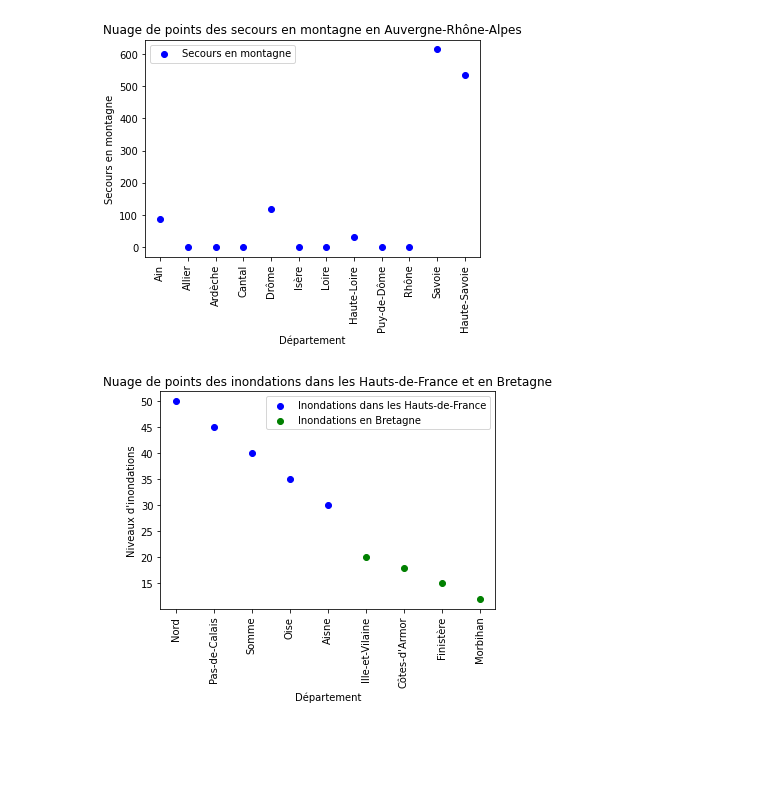
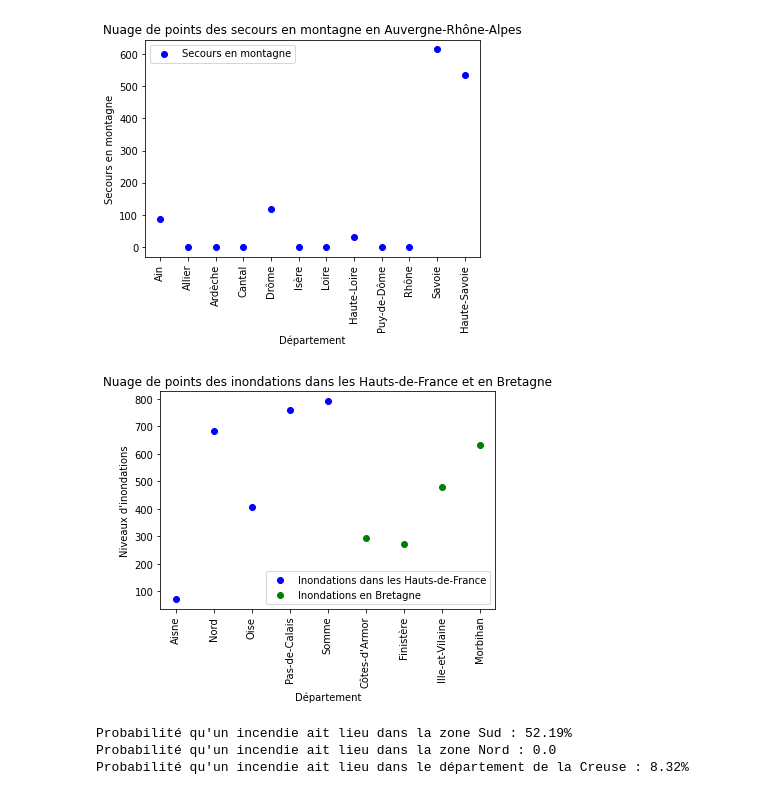
Before and after one commit to Clement-Szewczyk/L3SDN_Projet_Proba, a Jupyter notebook: Projet.ipynb, the cells around one changed output. Cells and saved outputs as stored; diff of their text form; code cells hidden in the pictures; blank space fills up the shorter version.

Commit message:
calculs proba

```diff
--- a/Projet.ipynb
+++ b/Projet.ipynb
@@ -499,34 +515,43 @@ plt.show()
 # %% [output]
 [figure]
 # %%
+import pandas as pd
 import matplotlib.pyplot as plt
 
-# Données fictives pour les inondations dans les Hauts-de-France
-regions_hdf = ['Nord', 'Pas-de-Calais', 'Somme', 'Oise', 'Aisne']
-inondations_hdf = [50, 45, 40, 35, 30]  # Niveaux d'inondations
+# Charger le fichier CSV avec l'encodage approprié
+df = pd.read_csv('data/data2022.csv', delimiter=';', encoding='latin1')
 
-# Données fictives pour les inondations en Bretagne
-regions_bretagne = ['Ille-et-Vilaine', 'Côtes-d\'Armor', 'Finistère', 'Morbihan']
-inondations_bretagne = [20, 18, 15, 12]  # Niveaux d'inondations
+# Filtrer les données pour les inondations dans les Hauts-de-France
+hdf_departements = ['Nord', 'Pas-de-Calais', 'Somme', 'Oise', 'Aisne']
+df_hdf = df[df['Département'].isin(hdf_departements)]
+
+# Filtrer les données pour les inondations en Bretagne
+bretagne_departements = ['Ille-et-Vilaine', 'Côtes-d\'Armor', 'Finistère', 'Morbihan']
+df_bretagne = df[df['Département'].isin(bretagne_departements)]
+
+# Extraire les colonnes pertinentes pour les inondations
+inondations_hdf = df_hdf['Inondations'].astype(str).str.replace(' ', '').astype(float)
+inondations_bretagne = df_bretagne['Inondations'].astype(str).str.replace(' ', '').astype(float)
 
 # Fusionner les données pour les deux régions
+regions_hdf = list(df_hdf['Département'])
+regions_bretagne = list(df_bretagne['Département'])
 regions = regions_hdf + regions_bretagne
-inondations = inondations_hdf + inondations_bretagne
 
 # Créer le nuage de points
-plt.scatter(regions[:len(inondations_hdf)], inondations_hdf, color='blue', label='Inondations dans les Hauts-de-France')
-plt.scatter(regions[len(inondations_hdf):], inondations_bretagne, color='green', label='Inondations en Bretagne')
+plt.scatter(regions_hdf, inondations_hdf, color='blue', label='Inondations dans les Hauts-de-France')
+plt.scatter(regions_bretagne, inondations_bretagne, color='green', label='Inondations en Bretagne')
 
 # Ajouter des labels et un titre
 plt.xlabel('Département')
 plt.ylabel('Niveaux d\'inondations')
 plt.title('Nuage de points des inondations dans les Hauts-de-France et en Bretagne')
 plt.legend()
 
 # Rotation des labels de l'axe x pour une meilleure lisibilité
 plt.xticks(rotation=90)
 
 # Afficher le graphique
 plt.show()
 # %% [output]
-[figure, old version]
+[figure, new version]
@@ -534,0 +558,44 @@ plt.show()
+# %%
+import pandas as pd
+import matplotlib.pyplot as plt
+
+# Charger le fichier CSV avec l'encodage approprié
+df = pd.read_csv('data/data2022.csv', delimiter=';', encoding='latin1')
+
+# Convertir la colonne 'Incendies' en valeurs numériques
+df['Incendies'] = pd.to_numeric(df['Incendies'], errors='coerce')
+
+# Gérer les valeurs manquantes (remplacer NaN par 0)
+df['Incendies'] = df['Incendies'].fillna(0)
+
+# Calcul du nombre d'incendies dans la zone Sud
+incendies_zone_sud = df[df['Zone'] == 'Sud']['Incendies'].sum()
+
+# Calcul du nombre d'incendies dans la zone Nord
+incendies_zone_nord = df[df['Zone'] == 'Nord']['Incendies'].sum()
+
+
+# Calcul du nombre d'incendies dans le département de la Creuse
+incendies_zone_creuse = df[df['Département'] == 'Creuse']['Incendies'].sum()
+
+
+# Calcul du nombre total d'incendies
+total_incendies = df['Incendies'].sum()
+
+# Calcul de la probabilité qu'un incendie ait lieu dans la zone Sud
+proba_sud = incendies_zone_sud / total_incendies
+
+# Calcul de la probabilité qu'une incendie ait lieu dans la zone Nord
+proba_nord = incendies_zone_nord / total_incendies
+
+# Calcul de la probabilité qu'une incendie ait lieu dans le département de la Creuse
+proba_creuse = incendies_zone_creuse / total_incendies
+
+# Afficher les résultats
+print(f"Probabilité qu'un incendie ait lieu dans la zone Sud : {proba_sud:.2%}")
+print(f"Probabilité qu'un incendie ait lieu dans la zone Nord : {proba_nord:.2%}")
+print(f"Probabilité qu'un incendie ait lieu dans le département de la Creuse : {proba_creuse:.2%}")
+# %% [output]
+Probabilité qu'un incendie ait lieu dans la zone Sud : 52.19%
+Probabilité qu'un incendie ait lieu dans la zone Nord : 0.0
+Probabilité qu'un incendie ait lieu dans le département de la Creuse : 8.32%
```
Also changed, not shown: parts of 4 cells of this notebook.
